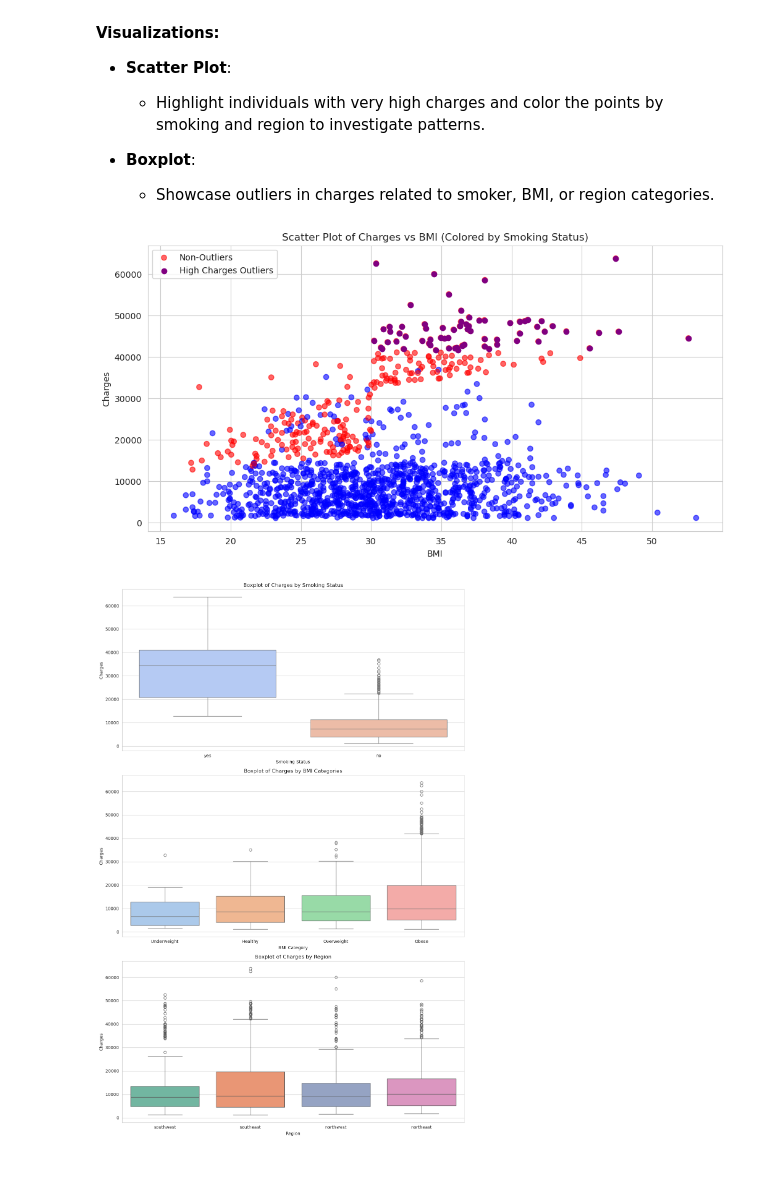
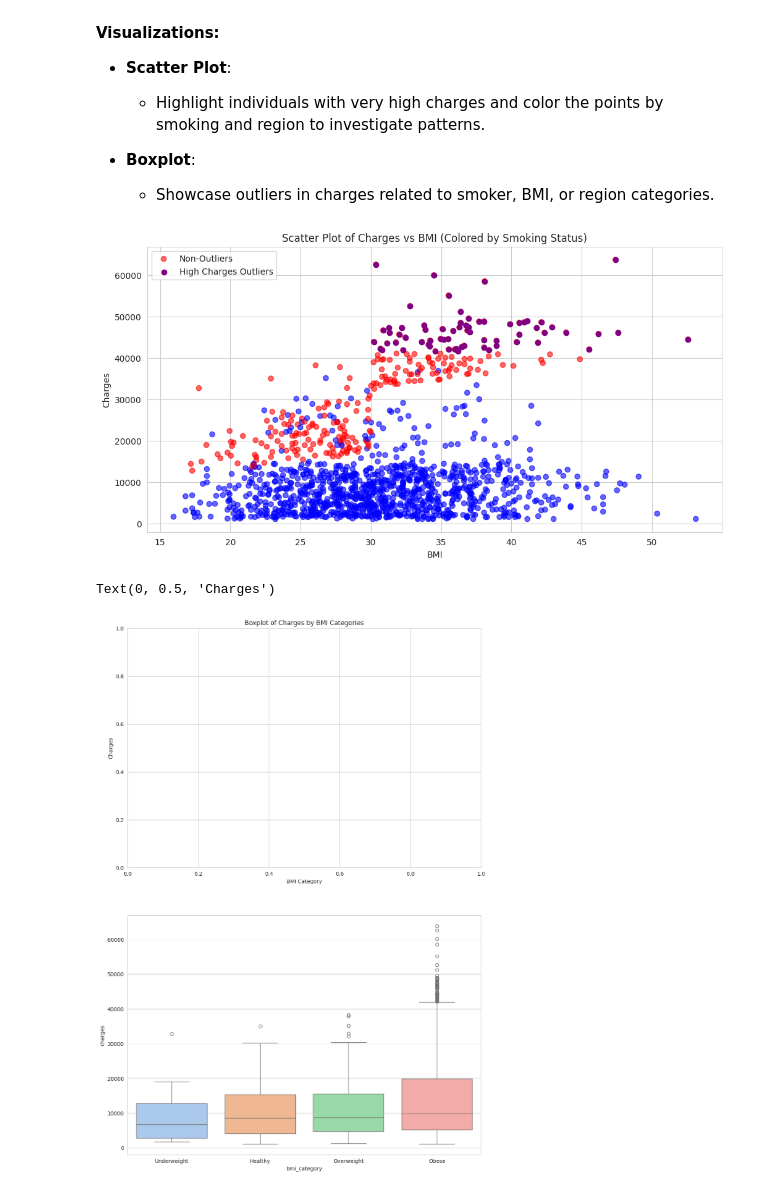
Before and after one commit to DO-2K23-26/mdn_math_insurance, a Jupyter notebook: insurance.ipynb, the cells around one changed output. Drawn from its saved outputs; the diff is of its cells as text; code cells hidden in the pictures; blank space fills up the shorter version.

```diff
--- a/insurance.ipynb
+++ b/insurance.ipynb
@@ -342,47 +297,33 @@ Charge outliers (significantly higher premiums) could represent individuals with
 # %%
 # Scatter plot: Charges vs BMI with high-cost outliers highlighted
 plt.figure(figsize=(12, 6))
 high_charge_threshold = df['charges'].quantile(0.95)
 colors = {'yes': 'red', 'no': 'blue'}
 scatter = plt.scatter(df['bmi'], df['charges'],
                       c=df['smoker'].map(colors),
                       alpha=0.6, label='Charges')
 plt.scatter(df[df['charges'] > high_charge_threshold]['bmi'],
             df[df['charges'] > high_charge_threshold]['charges'],
             color='purple',
             label='High Charges Outliers')
 plt.title('Scatter Plot of Charges vs BMI (Colored by Smoking Status)')
 plt.xlabel('BMI')
 plt.ylabel('Charges')
 plt.legend(['Non-Outliers', 'High Charges Outliers'], loc='upper left')
 plt.show()
 
 # Boxplots to identify outliers in charges
-fig, axes = plt.subplots(3, 1, figsize=(12, 18))
-
-# Boxplot grouped by smoker status
-sns.boxplot(x='smoker', y='charges', hue='smoker', data=df, palette='coolwarm', legend=False, ax=axes[0])
-axes[0].set_title('Boxplot of Charges by Smoking Status')
-axes[0].set_xlabel('Smoking Status')
-axes[0].set_ylabel('Charges')
+fig, axes = plt.subplots(2, 1, figsize=(12, 18))
 
 # Boxplot grouped by BMI categories
 bins = [0, 18.5, 24.9, 29.9, df['bmi'].max()]
 labels = ['Underweight', 'Healthy', 'Overweight', 'Obese']
 df['bmi_category'] = pd.cut(df['bmi'], bins=bins, labels=labels)
 sns.boxplot(x='bmi_category', y='charges', hue='bmi_category', data=df, palette='pastel', legend=False, ax=axes[1])
-axes[1].set_title('Boxplot of Charges by BMI Categories')
-axes[1].set_xlabel('BMI Category')
-axes[1].set_ylabel('Charges')
-
-# Boxplot grouped by region
-sns.boxplot(x='region', y='charges', hue='region', data=df, palette='Set2', legend=False, ax=axes[2])
-axes[2].set_title('Boxplot of Charges by Region')
-axes[2].set_xlabel('Region')
-axes[2].set_ylabel('Charges')
-
-plt.tight_layout()
-plt.show()
+axes[0].set_title('Boxplot of Charges by BMI Categories')
+axes[0].set_xlabel('BMI Category')
+axes[0].set_ylabel('Charges')
 # %% [output]
 [figure]
+Text(0, 0.5, 'Charges')
-[figure, old version]
+[figure, new version]
```
Also changed, not shown: parts of 11 cells of this notebook.
